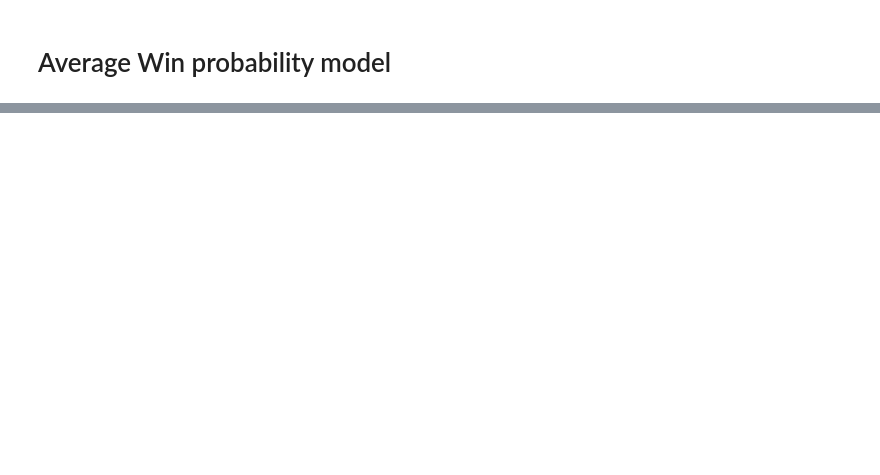
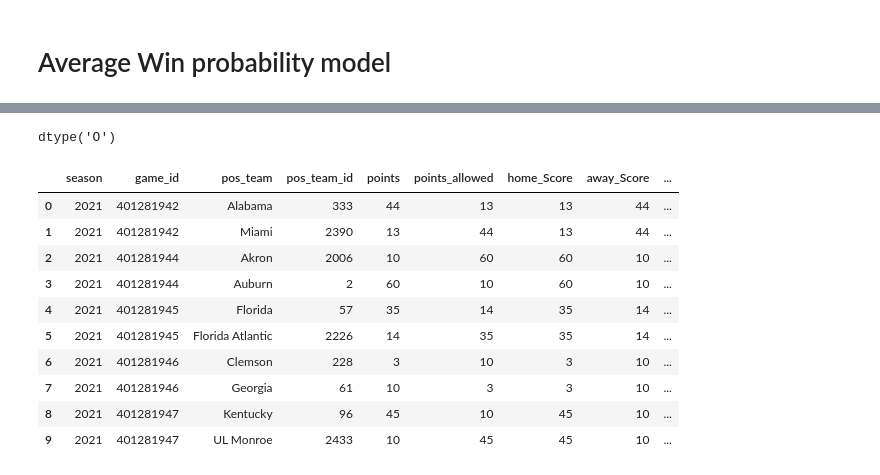
Before and after one commit to ahaze65/SPOA_4001_HW4, a Jupyter notebook: models.ipynb, the cells around one changed output, grey strips where cells are left out. Saved outputs shown, nothing was run; the diff lists cells and outputs as text; code cells hidden in the pictures; blank space fills up the shorter version.

```diff
--- a/models.ipynb
+++ b/models.ipynb
@@ -709,0 +734,4 @@ for yr in sorted(ratings_by_season['season'].unique()):
+# %%
+cfb_data_no_na = cfb_data.copy()
+# %%
+cfb_data_no_na = cfb_data_no_na[cfb_data_no_na['pos_team'].notna() & cfb_data_no_na['def_pos_team'].notna()]
@@ -709,0 +754,38 @@ for yr in sorted(ratings_by_season['season'].unique()):
+# %%
+cfb_data_no_na['yds_penalty'].dtype
+# %% [output]
+dtype('O')
+# %%
+cfb_data_no_na['yds_penalty'] = cfb_data_no_na['yds_penalty'].astype(float)
+# %%
+agg_cfb_data = cfb_data_no_na.groupby(['season', 'game_id', 'pos_team', 'pos_team_id']).agg(
+    points = ('pos_team_score', 'max'),
+    points_allowed = ('def_pos_team_score', 'max'),
+    home_Score = ('homeScore', 'max'), # test
+    away_Score = ('awayScore', 'max'), # test
+    avg_yds_play=('statYardage', 'mean'),
+    avg_rush_yds_play=('yds_rushed', 'mean'),
+    avg_turnovers_play=('is_turnover', 'mean'),
+    avg_net_passing_yards=('net_passing_yards', 'mean'),
+    avg_first_downs_play=('first_down_created', 'mean'),
+    avg_third_down_conversion=('third_down_conversion', 'mean'),
+    avg_penlty_yds_play=('yds_penalty', 'mean'),
+    week_num=('week', 'first'),
+    home_team=('homeTeamName', 'first'),
+    away_team=('awayTeamName', 'first')
+    pos_team_wp=('wp_after', 'mean')
+).reset_index().sort_values(['season', 'game_id', 'pos_team'], ascending=[True, True, True])
+# %%
+agg_cfb_data.head(10)
+# %% [output]
+|  | season | game_id | pos_team | pos_team_id | points | points_allowed | home_Score | away_Score | ... |
+| 0 | 2021 | 401281942 | Alabama | 333 | 44 | 13 | 13 | 44 | ... |
+| 1 | 2021 | 401281942 | Miami | 2390 | 13 | 44 | 13 | 44 | ... |
+| 2 | 2021 | 401281944 | Akron | 2006 | 10 | 60 | 60 | 10 | ... |
+| 3 | 2021 | 401281944 | Auburn | 2 | 60 | 10 | 60 | 10 | ... |
+| 4 | 2021 | 401281945 | Florida | 57 | 35 | 14 | 35 | 14 | ... |
+| 5 | 2021 | 401281945 | Florida Atlantic | 2226 | 14 | 35 | 35 | 14 | ... |
+| 6 | 2021 | 401281946 | Clemson | 228 | 3 | 10 | 3 | 10 | ... |
+| 7 | 2021 | 401281946 | Georgia | 61 | 10 | 3 | 3 | 10 | ... |
+| 8 | 2021 | 401281947 | Kentucky | 96 | 45 | 10 | 45 | 10 | ... |
+| 9 | 2021 | 401281947 | UL Monroe | 2433 | 10 | 45 | 45 | 10 | ... |
```
Also changed, not shown: parts of 26 cells of this notebook.
